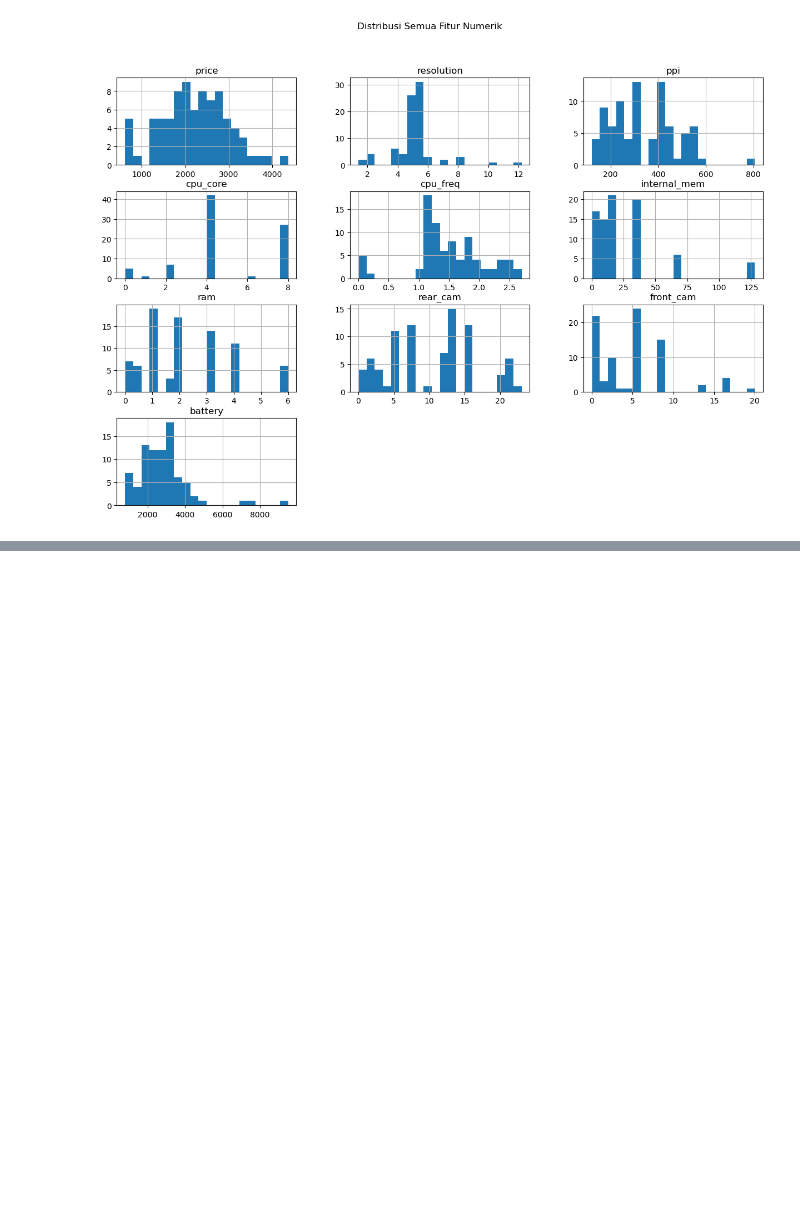
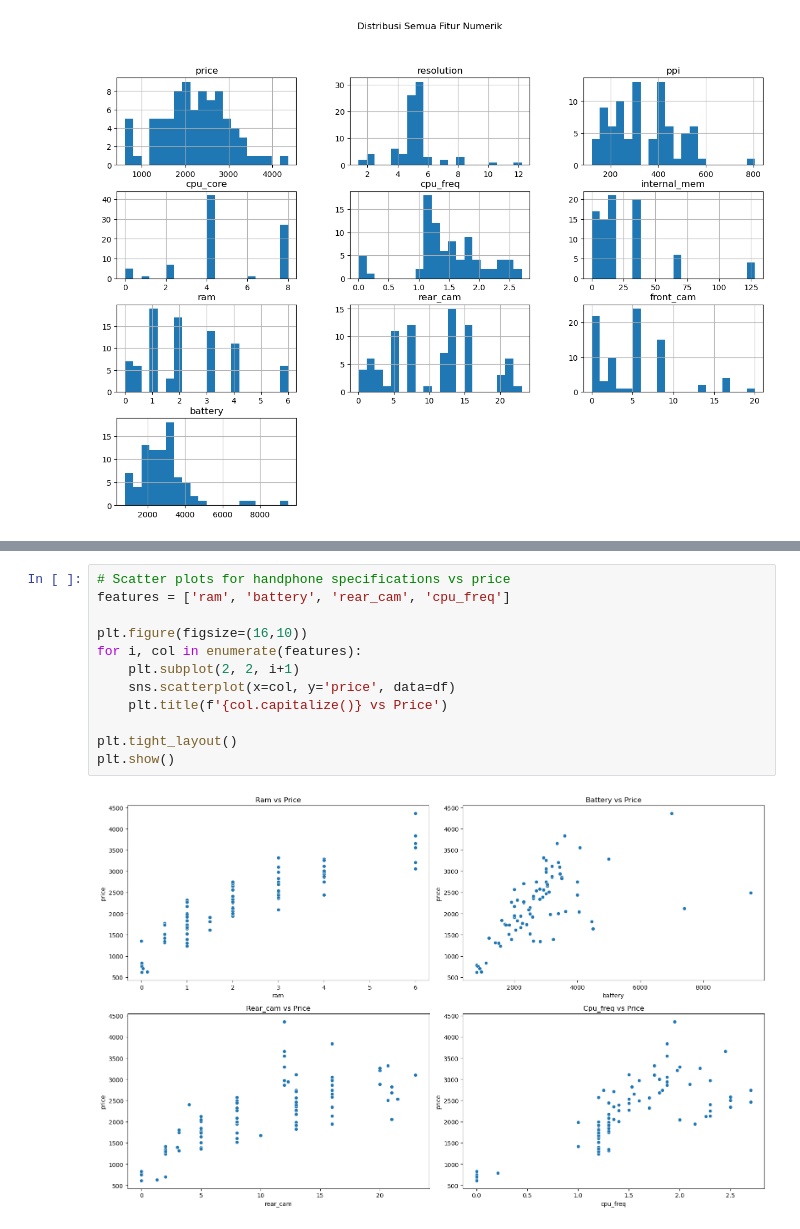
Before and after one commit to RaymussenArthur/MobilePhonePricePrediction, a Jupyter notebook: Notebooks/EDA.ipynb, the cells around one changed output, grey strips where cells are left out. Saved outputs shown, nothing was run; the diff lists cells and outputs as text; blank space fills up the shorter version.

```diff
--- a/Notebooks/EDA.ipynb
+++ b/Notebooks/EDA.ipynb
@@ -69,0 +79,14 @@ plt.show()
+# %%
+# Scatter plots for handphone specifications vs price
+features = ['ram', 'battery', 'rear_cam', 'cpu_freq']
+
+plt.figure(figsize=(16,10))
+for i, col in enumerate(features):
+    plt.subplot(2, 2, i+1)
+    sns.scatterplot(x=col, y='price', data=df)
+    plt.title(f'{col.capitalize()} vs Price')
+
+plt.tight_layout()
+plt.show()
+# %% [output]
+[figure, added]
```
Also changed, not shown: parts of 4 cells of this notebook.
